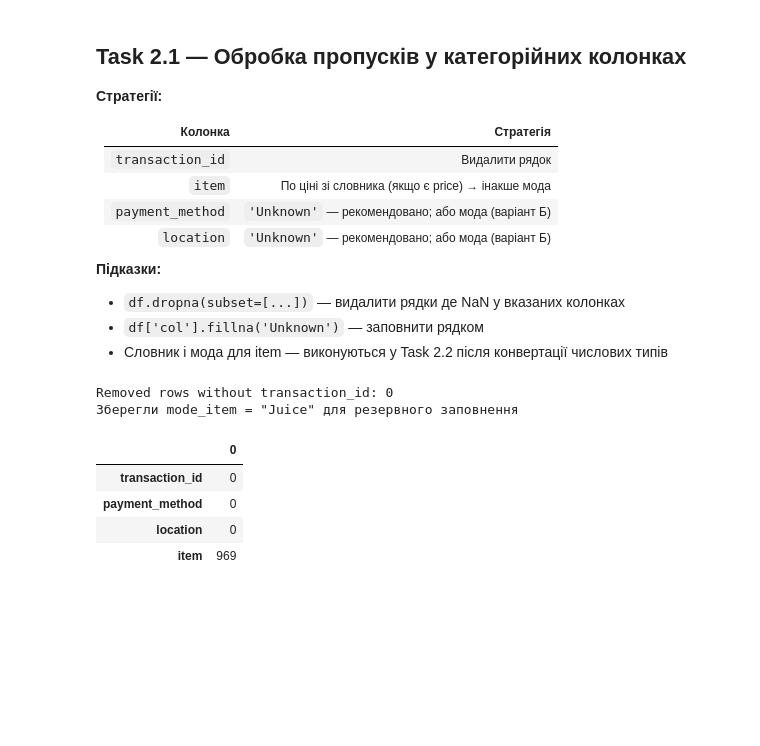
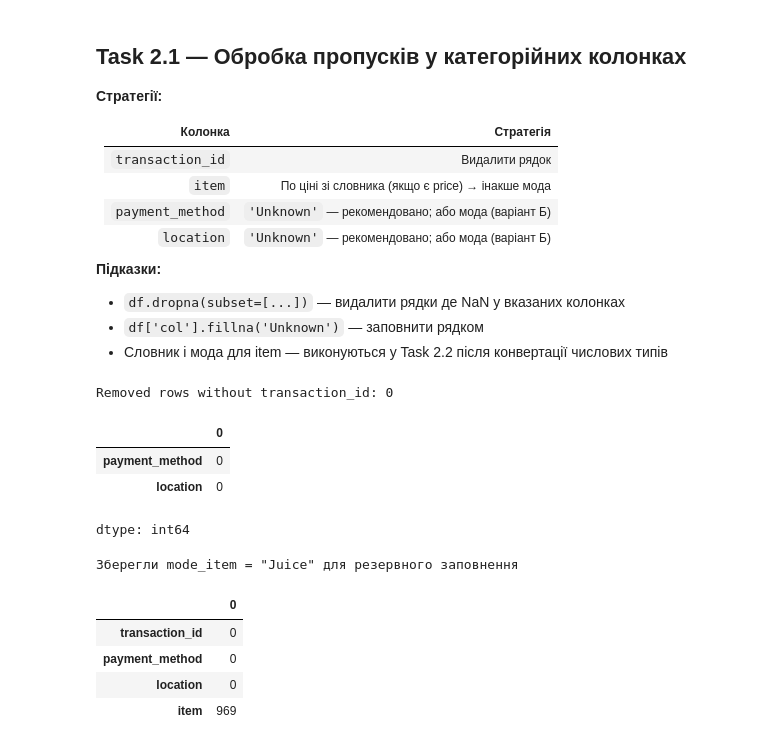
Before and after one commit to NatalieAleksandrova2026/Analysis_Cafe_Sales, a Jupyter notebook: cafe_eda_workbook_version2.ipynb, the cells around one changed output. Saved outputs shown, nothing was run; the diff lists cells and outputs as text; code cells hidden in the pictures; blank space fills up the shorter version.

```diff
--- a/cafe_eda_workbook_version2.ipynb
+++ b/cafe_eda_workbook_version2.ipynb
@@ -306,30 +307,34 @@ New column names: ['transaction_id', 'item', 'quantity', 'price_per_unit', 'tota
 # %%
 # transaction_id: видалити рядки де NaN
 before = len(df)
-df.dropna(subset=['transaction_id'])
+df.dropna(subset=['transaction_id'], inplace=True)
 print(f'Removed rows without transaction_id: {before - len(df)}')
 
 # payment_method:
 
 # Варіант А (рекомендований) — заповнити 'Unknown'
-df['payment_method'] = df['payment_method'].fillna('Unknown')
+df.payment_method.fillna('Unknown', inplace=True)
 # Варіант Б — заповнити модою (розкоментуйте)
 # mode_pay = df['payment_method'].mode()[0]
 # df['payment_method'].fillna(mode_pay, inplace=True)
 
 # location:
 # Варіант А (рекомендований) — заповнити 'Unknown'
-df['location'] = df['location'].fillna('Unknown')
+df.location.fillna('Unknown', inplace=True)
 # Варіант Б — заповнити модою (розкоментуйте)
 # mode_loc = df['location'].mode()[0]
 # df['location'].fillna(mode_loc, inplace=True)
-
+display(df[['payment_method', 'location']].isna().sum())
 # item: заповнюємо у Task 2.2 після конвертації числових типів
 mode_item = df['item'].mode()[0]  # зберігаємо заздалегідь
 print(f'Зберегли mode_item = "{mode_item}" для резервного заповнення')
 # %% [output]
 Removed rows without transaction_id: 0
-Зберегли mode_item = "Juice" для резервного заповнення
+|  | 0 |
+| payment_method | 0 |
+| location | 0 |
+dtype: int64
+Зберегли mode_item = "Juice" для резервного заповнення
 # %%
 df[['transaction_id', 'payment_method', 'location', 'item']].isnull().sum()
 # %% [output]
```
Also changed, not shown: parts of 10 cells of this notebook.
